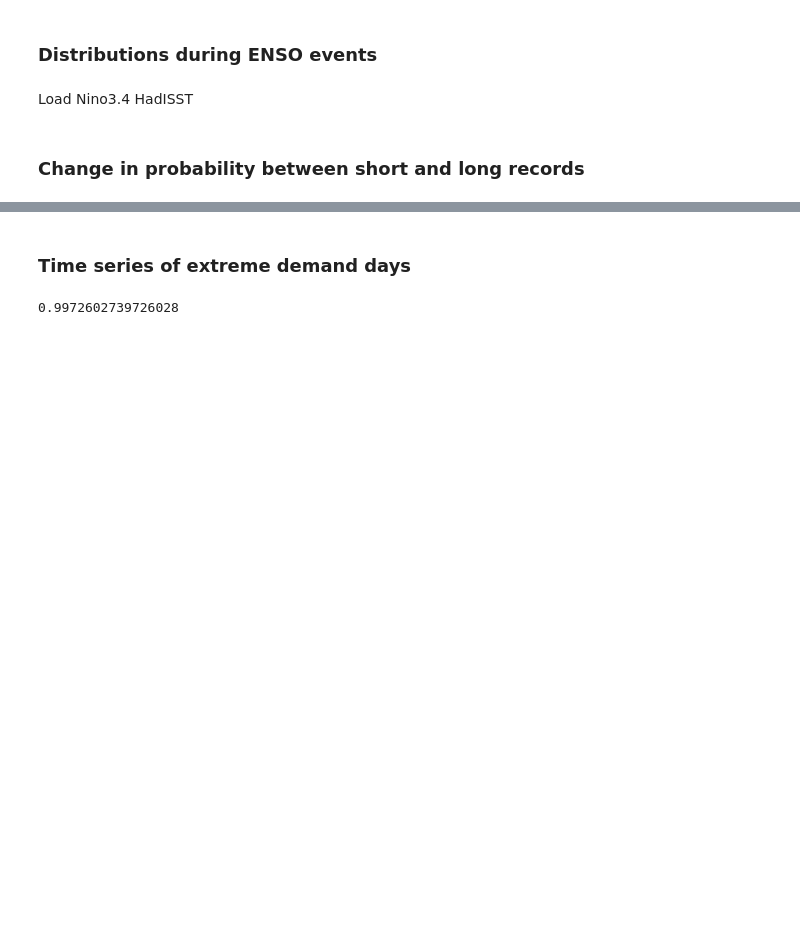
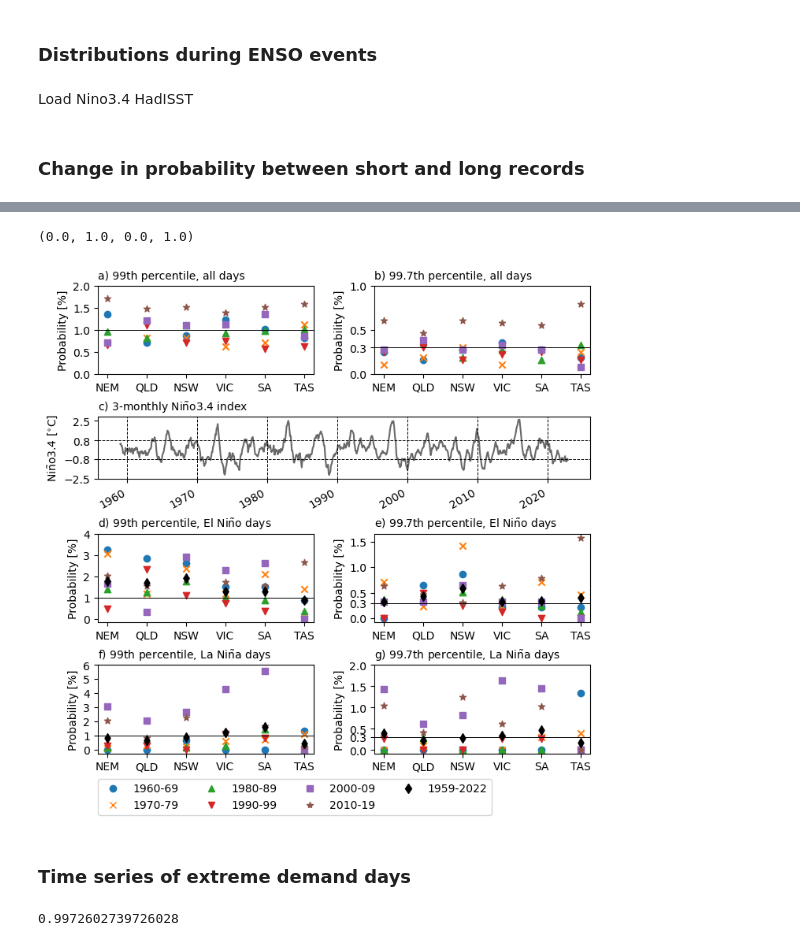
Before and after one commit to dougrichardson/demand_model, a Jupyter notebook: 17_analyse_detrended_NEM_ERA5.ipynb, the cells around one changed output, grey strips where cells are left out. Cells and saved outputs as stored; diff of their text form; code cells hidden in the pictures; blank space fills up the shorter version.

```diff
--- a/17_analyse_detrended_NEM_ERA5.ipynb
+++ b/17_analyse_detrended_NEM_ERA5.ipynb
@@ -798,7 +783,7 @@ def plot_decadal(
     plot_enso_ref_prob=False,
     splits=["1960-69", "1970-79", "1980-89", "1990-99", "2000-09", "2010-19"],
     markers=["o", "x", "^", "v", "s", "*"],
-    remove_zeros=True
+    remove_zeros=False
 ):
     """
     Scatter plot decadal probabilities for each region
@@ -902,3 +814,77 @@ plt.savefig("figures/conditional_probabilities.pdf", format="pdf", bbox_inches="
+# %%
+fig = plt.figure(figsize=(7, 7), constrained_layout=True)
+gs = fig.add_gridspec(5, 2, height_ratios=[1, 0.7, 1., 1., 0.1])
+
+ax1 = fig.add_subplot(gs[0,0])
+ax2 = fig.add_subplot(gs[0,1])
+ax3 = fig.add_subplot(gs[1,:])
+ax4 = fig.add_subplot(gs[2,0])
+ax5 = fig.add_subplot(gs[2,1])
+ax6 = fig.add_subplot(gs[3,0])
+ax7 = fig.add_subplot(gs[3,1])
+ax8 = fig.add_subplot(gs[4,:])
+# axes = [ax1, ax2, ax3, ax4, ax5, ax6, ax7]
+
+# All days
+plot_decadal(ax1, probs_p99, ref_prob=1)
+ax1.set_title("a) 99th percentile, all days", fontsize=10, loc="left")
+ax1.set_yticks(np.arange(0, 2.01, 0.5))
+
+plot_decadal(ax2, probs_p99_7, ref_prob=0.3)
+ax2.set_title("b) 99.7th percentile, all days", fontsize=10, loc="left")
+ax2.set_yticks([0, 0.3, 0.5, 1])
+
+# Nino34
+nino34_monthly.sel(time=slice("1959", "2022")).plot(ax=ax3, color="dimgray")
+ax3.axhline(-0.8, c="k", lw=0.7, ls="--")
+ax3.axhline(0.8, c="k", lw=0.7, ls="--")
+ax3.set_yticks([-2.5, -0.8, 0.8, 2.5])
+ax3.set_ylabel(r"Ni$\mathrm{\tilde{n}}$o3.4 [$^{\circ}$C]")
+ax3.set_xlabel("")
+ax3.set_title(r"c) 3-monthly Ni$\mathrm{\tilde{n}}$o3.4 index", fontsize=10, loc="left")
+for d in range(1960, 2021, 10):
+    ax3.axvline(pd.to_datetime(str(d) + "-01-01"), c="k", ls="--", lw=0.7)
+
+# El Nino
+plot_decadal(ax4, probs_p99_EN, plot_enso_ref_prob=True, ref_prob=1)
+ax4.set_title(r"d) 99th percentile, El Ni$\mathrm{\tilde{n}}$o days", fontsize=10, loc="left")
+ax4.set_yticks(range(5))
+
+plot_decadal(ax5, probs_p99_7_EN, plot_enso_ref_prob=True, ref_prob=0.3)
+ax5.set_title(r"e) 99.7th percentile, El Ni$\mathrm{\tilde{n}}$o days", fontsize=10, loc="left")
+ax5.set_yticks([0, 0.3, 0.5, 1, 1.5])
+
+# La Nina
+plot_decadal(ax6, probs_p99_LN, plot_enso_ref_prob=True, ref_prob=1)
+ax6.set_title(r"f) 99th percentile, La Ni$\mathrm{\tilde{n}}$a days", fontsize=10, loc="left")
+ax6.set_yticks(range(7))
+
+plot_decadal(ax7, probs_p99_7_LN, plot_enso_ref_prob=True, ref_prob=0.3)
+p = ax7.set_title(r"g) 99.7th percentile, La Ni$\mathrm{\tilde{n}}$a days", fontsize=10, loc="left")
+ax7.set_yticks([0, 0.3, 0.5, 1, 1.5, 2])
+
+# Manual legend
+col1 = Line2D([0], [0], marker='o', markeredgecolor="tab:blue", markerfacecolor="tab:blue", linestyle="")
+col2 = Line2D([0], [0], marker='x', markeredgecolor="tab:orange", markerfacecolor="tab:orange", linestyle="")
+col3 = Line2D([0], [0], marker='^', markeredgecolor="tab:green", markerfacecolor="tab:green", linestyle="")
+col4 = Line2D([0], [0], marker='v', markeredgecolor="tab:red", markerfacecolor="tab:red", linestyle="")
+col5 = Line2D([0], [0], marker='s', markeredgecolor="tab:purple", markerfacecolor="tab:purple", linestyle="")
+col6 = Line2D([0], [0], marker='*', markeredgecolor="tab:brown", markerfacecolor="tab:brown", linestyle="")
+col7 = Line2D([0], [0], marker='d', markeredgecolor="k", markerfacecolor="k", linestyle="")
+
+ax8.legend(
+    [col1, col2, col3, col4, col5, col6, col7],
+    ["1960-69", "1970-79", "1980-89", "1990-99", "2000-09", "2010-19", "1959-2022"],
+    loc=(0, 0),
+    ncol=4,
+    frameon=True
+)
+ax8.axis("off")
+
+# plt.savefig("figures/conditional_probabilities.pdf", format="pdf", bbox_inches="tight")
+# %% [output]
+(0.0, 1.0, 0.0, 1.0)
+[figure, added]
 # %% [markdown]
 ### Time series of extreme demand days
 # %%
```
Also changed, not shown: parts of 19 cells of this notebook, 3 other files.
